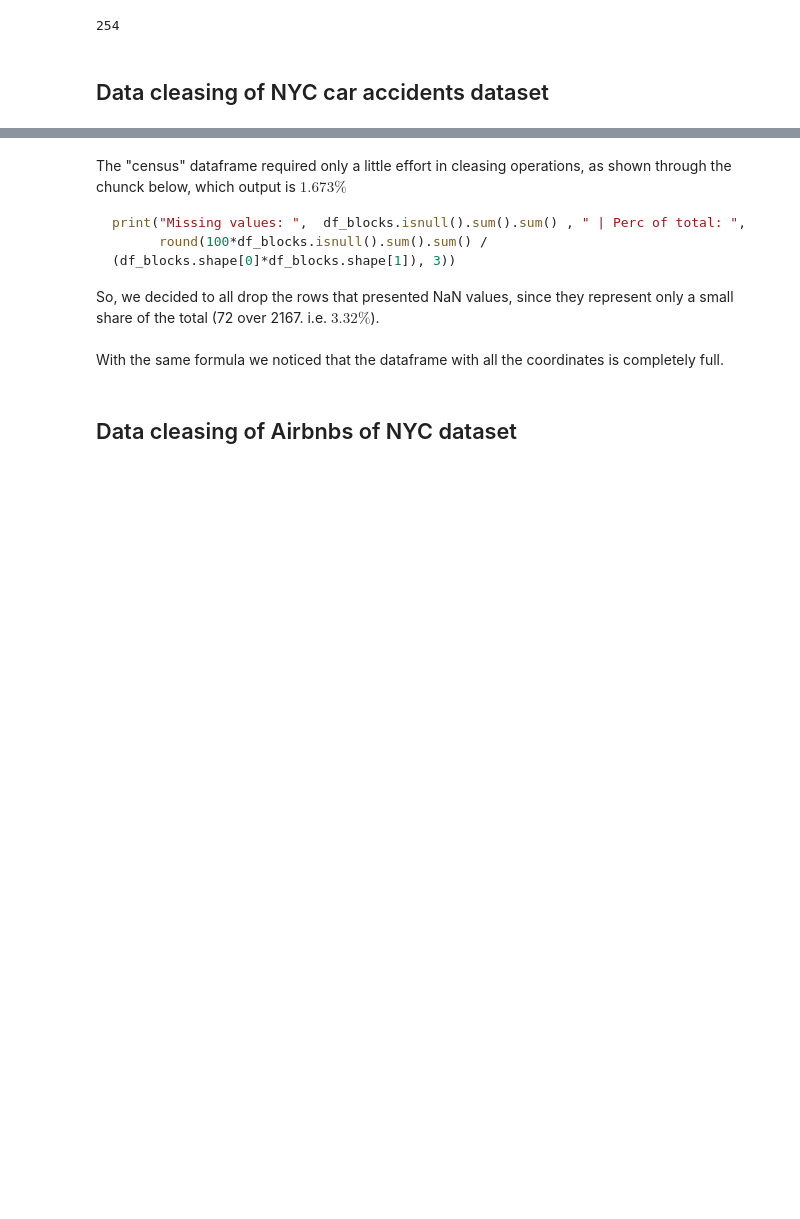
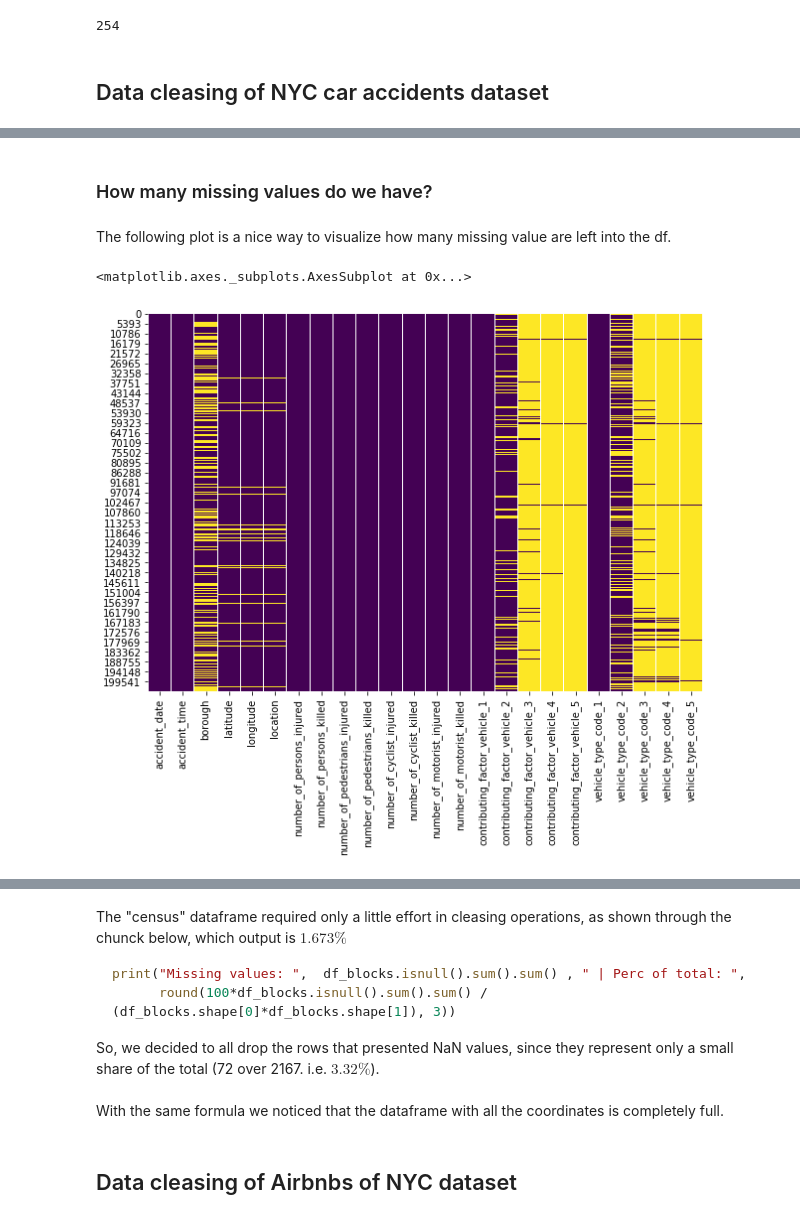
Before and after one commit to giuliosmall/Predicting-Energy-Consumption, a Jupyter notebook: Project_LISA.ipynb, the cells around one changed output, grey strips where cells are left out. Drawn from its saved outputs; the diff is of its cells as text; code cells hidden in the pictures; blank space fills up the shorter version.

```diff
--- a/Project_LISA.ipynb
+++ b/Project_LISA.ipynb
@@ -169,0 +169,10 @@ df_crash
+# %% [markdown]
+### How many missing values do we have?
+# %% [markdown]
+The following plot is a nice way to visualize how many missing value are left into the df.
+# %%
+plt.figure(figsize=(10,7))
+sns.heatmap(df_crash.isnull(), cbar = False, cmap = 'viridis')
+# %% [output]
+<matplotlib.axes._subplots.AxesSubplot at 0x...>
+[figure, added]
```
Also changed, not shown: parts of 16 cells of this notebook, 1 other file.
